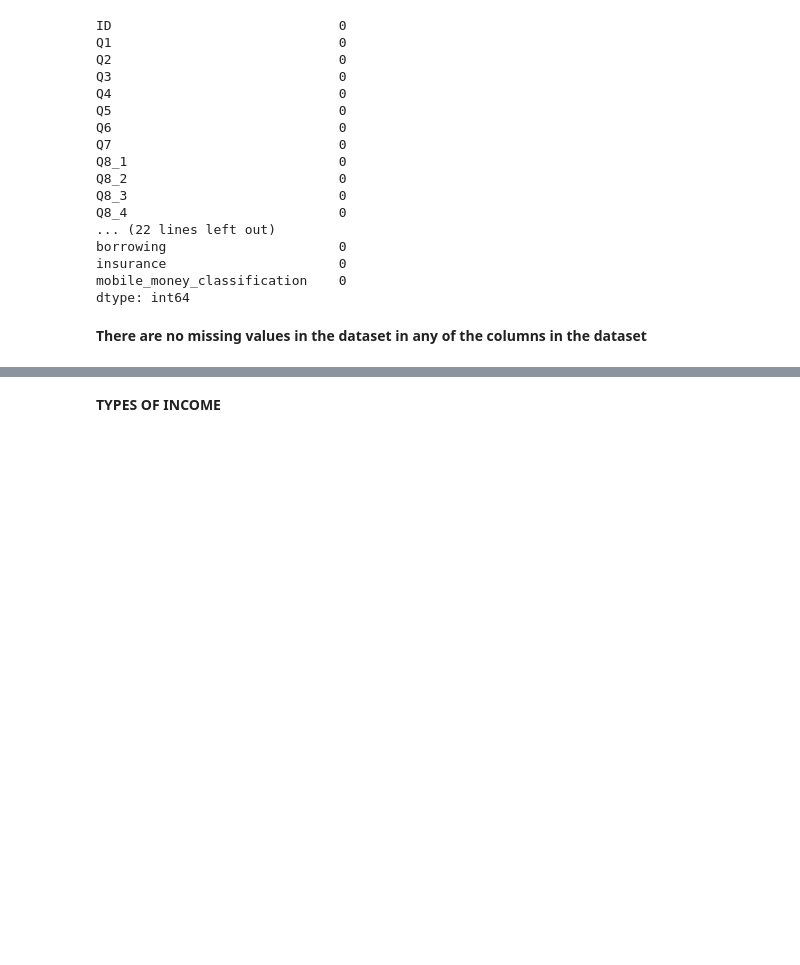
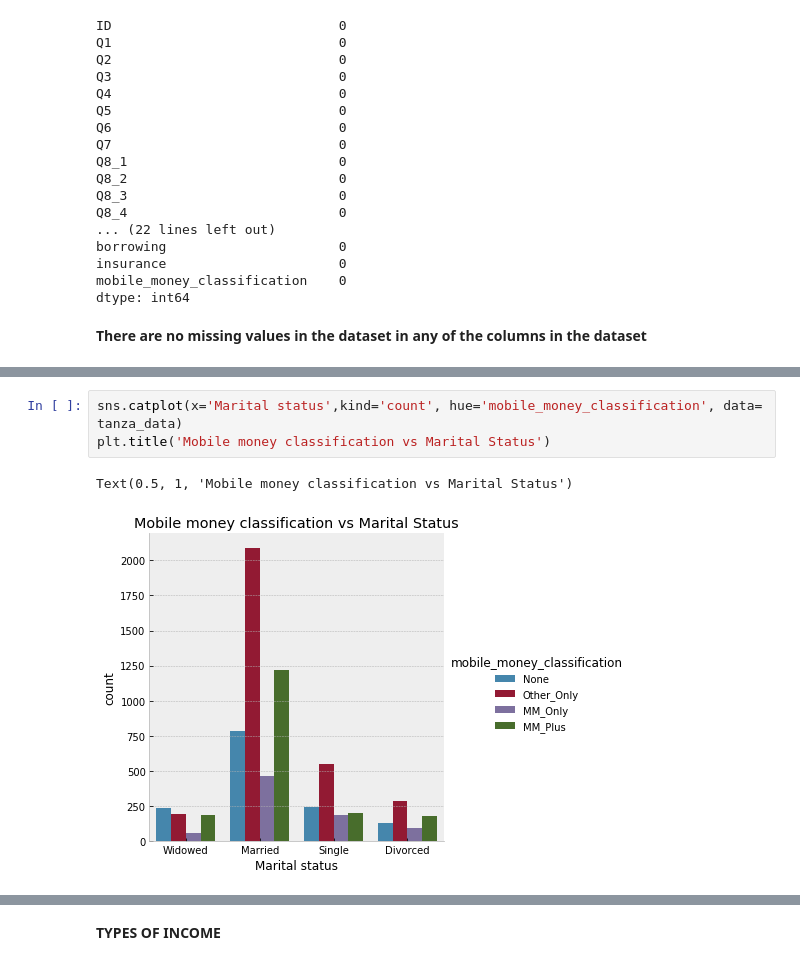
Before and after one commit to AllenMkandla/Financial_Services_Use_in_Tanzania, a Jupyter notebook: Tanzania.ipynb, the cells around one changed output, grey strips where cells are left out. Drawn from its saved outputs; the diff is of its cells as text; blank space fills up the shorter version.

```diff
--- a/Tanzania.ipynb
+++ b/Tanzania.ipynb
@@ -153,0 +268,6 @@ relation_stat = [married, dirvoced, widowed, single]
+# %%
+sns.catplot(x='Marital status',kind='count', hue='mobile_money_classification', data= tanza_data)
+plt.title('Mobile money classification vs Marital Status')
+# %% [output]
+Text(0.5, 1, 'Mobile money classification vs Marital Status')
+[figure, added]
```
Also changed, not shown: parts of 58 cells of this notebook.
